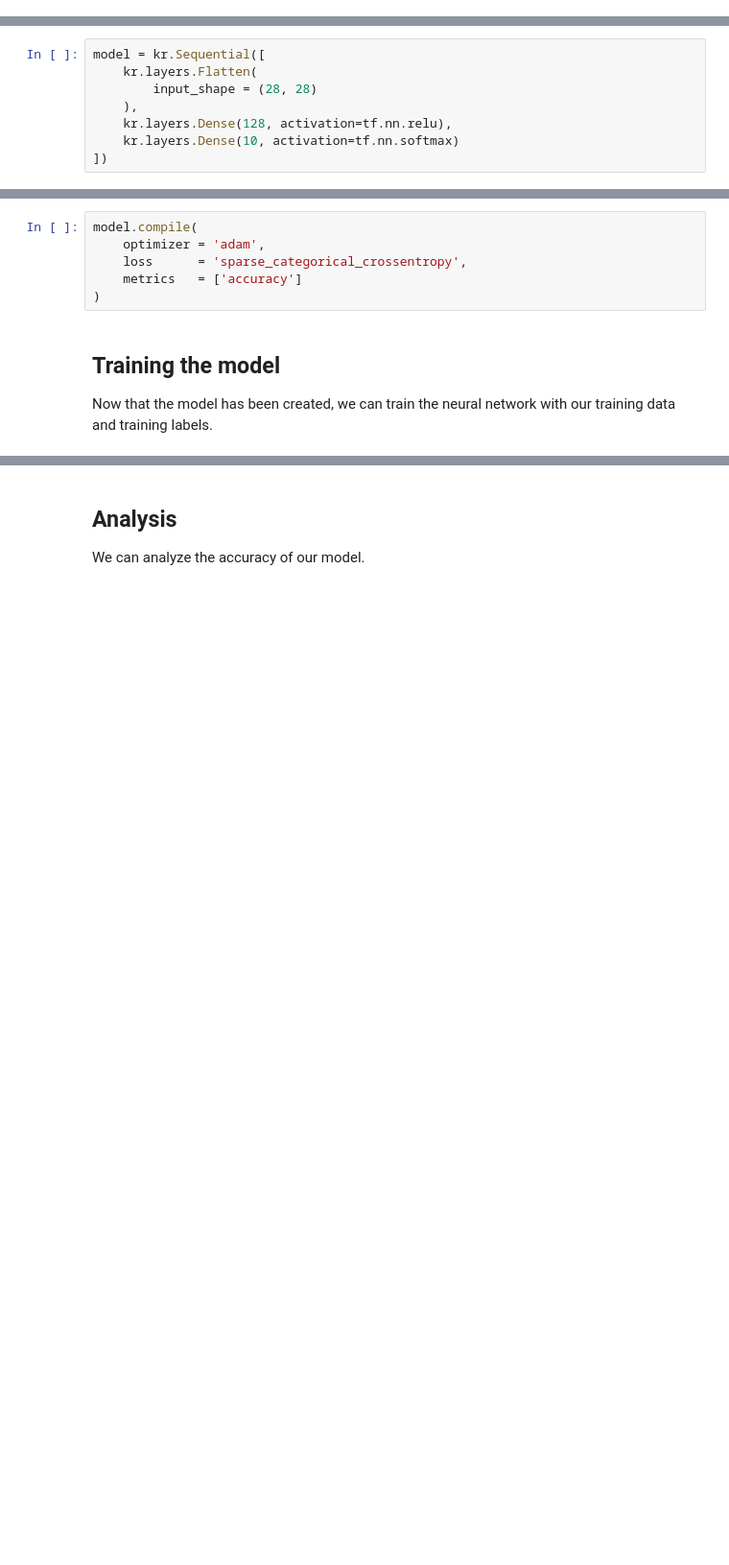
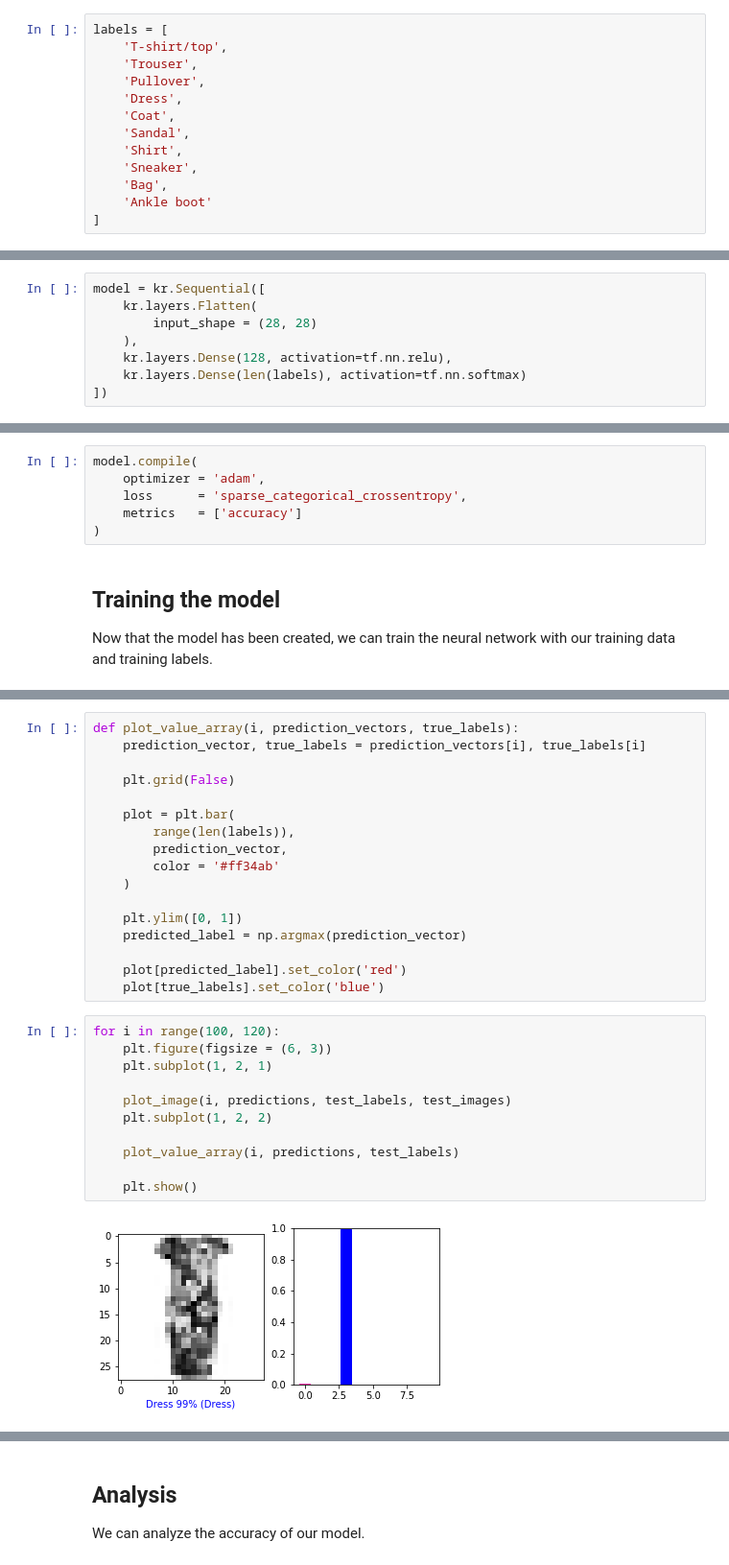
Before and after one commit to mattnappo/basic-ml, a Jupyter notebook: Notebooks/NeuralNetworks/FashionNet.ipynb, the cells around one changed output, grey strips where cells are left out. Shown: that part at 96% size. Saved outputs shown, nothing was run; the diff lists cells and outputs as text; blank space fills up the shorter version.

```diff
--- a/Notebooks/NeuralNetworks/FashionNet.ipynb
+++ b/Notebooks/NeuralNetworks/FashionNet.ipynb
@@ -16,3 +18,16 @@ import matplotlib.pyplot as plt
+# %%
+labels = [
+    'T-shirt/top',
+    'Trouser',
+    'Pullover',
+    'Dress',
+    'Coat',
+    'Sandal',
+    'Shirt',
+    'Sneaker',
+    'Bag',
+    'Ankle boot'
+]
 # %% [markdown]
 ## Loading the dataset
 Instead of using Pandas to load a dataset and read a CSV file, Keras has a feature allowing the programmer to automatically download and use datasets. In this example, we are going to use Keras' fashion dataset (from MNIST).
@@ -61,5 +57,5 @@ model = kr.Sequential([
         input_shape = (28, 28)
     ),
     kr.layers.Dense(128, activation=tf.nn.relu),
-    kr.layers.Dense(10, activation=tf.nn.softmax)
+    kr.layers.Dense(len(labels), activation=tf.nn.softmax)
 ])
@@ -88,0 +119,30 @@ Epoch 5/5
+# %%
+def plot_value_array(i, prediction_vectors, true_labels):
+    prediction_vector, true_labels = prediction_vectors[i], true_labels[i]
+
+    plt.grid(False)
+
+    plot = plt.bar(
+        range(len(labels)),
+        prediction_vector,
+        color = '#ff34ab'
+    )
+
+    plt.ylim([0, 1])
+    predicted_label = np.argmax(prediction_vector)
+
+    plot[predicted_label].set_color('red')
+    plot[true_labels].set_color('blue')
+# %%
+for i in range(100, 120):
+    plt.figure(figsize = (6, 3))
+    plt.subplot(1, 2, 1)
+
+    plot_image(i, predictions, test_labels, test_images)
+    plt.subplot(1, 2, 2)
+
+    plot_value_array(i, predictions, test_labels)
+
+    plt.show()
+# %% [output]
+[figure, added]
```
Also changed, not shown: parts of 10 cells of this notebook.
